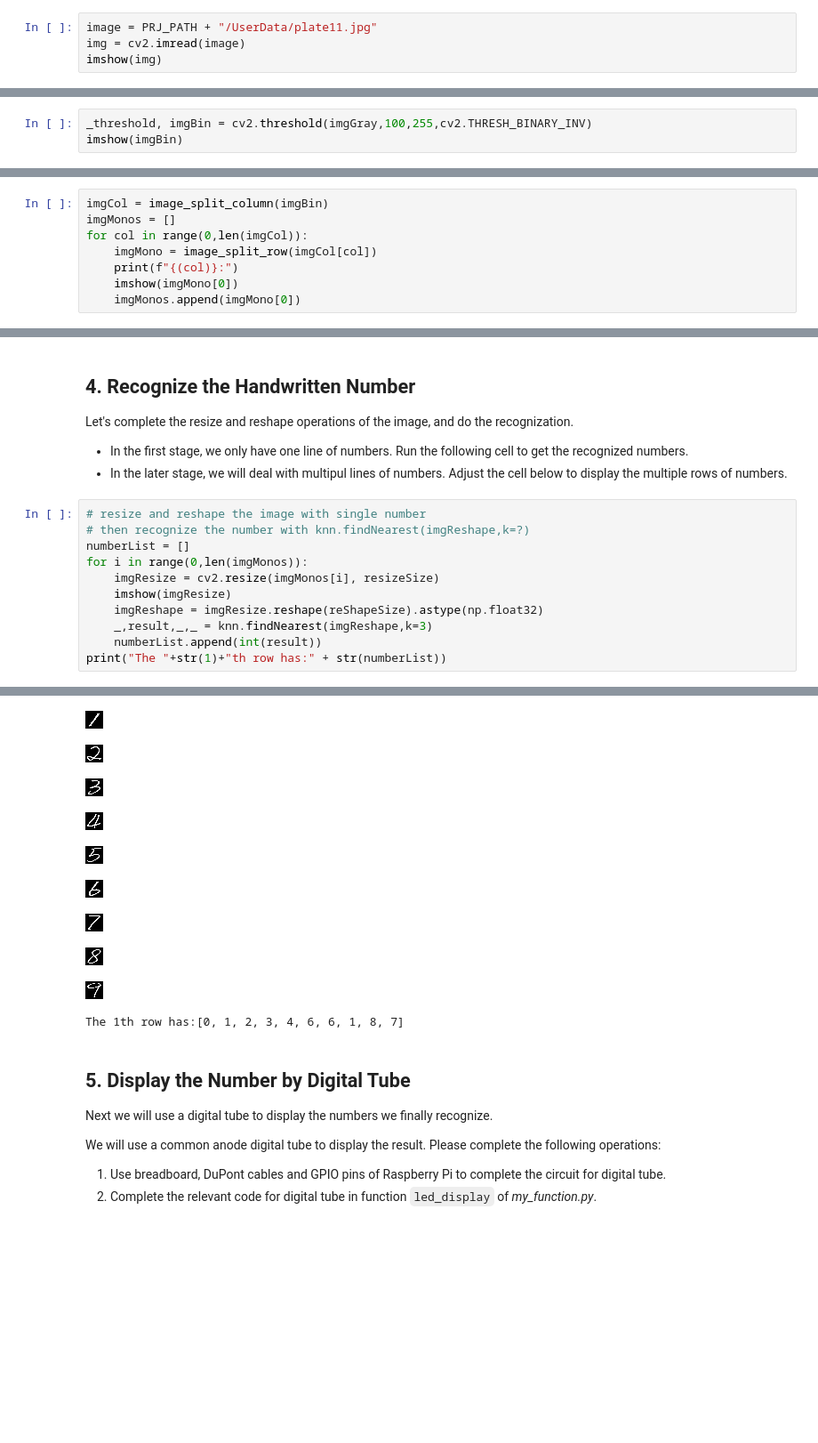
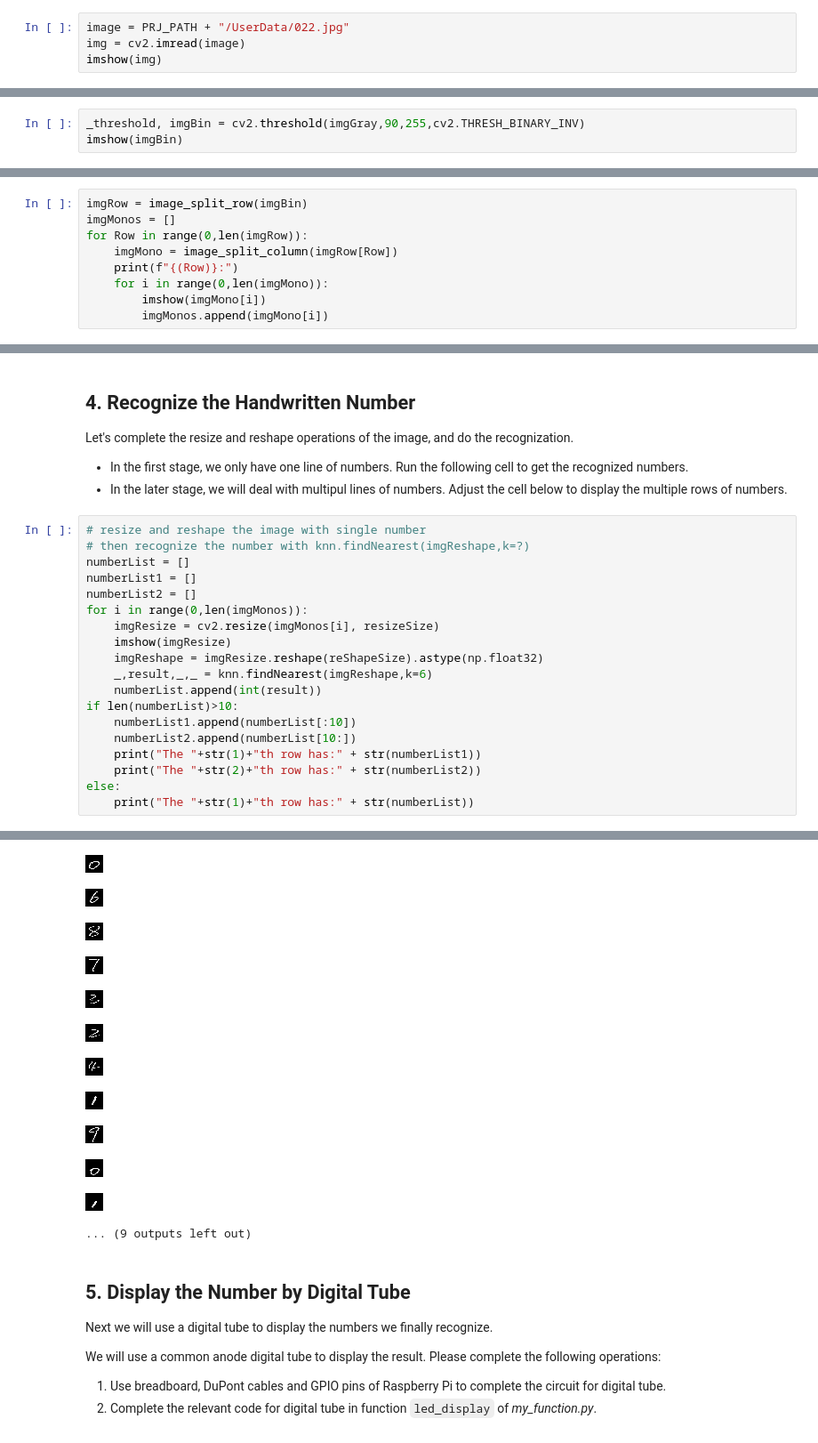
Before and after one commit to zivmax/SI_100B_Project, a Jupyter notebook: ProjectExercise/NumDect_ProcessRealImage.ipynb, the cells around one changed output, grey strips where cells are left out. Shown at 89% size. Drawn from its saved outputs; the diff is of its cells as text; blank space fills up the shorter version.

```diff
--- a/ProjectExercise/NumDect_ProcessRealImage.ipynb
+++ b/ProjectExercise/NumDect_ProcessRealImage.ipynb
@@ -64,7 +65,7 @@ Before we start digits recognition, we need to do some preprocessing on the imag
 <br>
 - In late stage, we will use the camera to take pictures. In this stage, you first need to build the camera control circuit on the breadboard. Then finish the function of taking pictures in `take_photo()` of *my_function*.
 # %%
-image = PRJ_PATH + "/UserData/plate11.jpg"
+image = PRJ_PATH + "/UserData/022.jpg"
 img = cv2.imread(image)
 imshow(img)
 # %% [output]
@@ -87,6 +88,6 @@ Do it with `dst=cv2.threshold(src, thresh, maxval, type)`.
 <br>
 **Note**: try to adjust parameter `thresh` to get a binary image without extra points or noise.
 # %%
-_threshold, imgBin = cv2.threshold(imgGray,100,255,cv2.THRESH_BINARY_INV)
+_threshold, imgBin = cv2.threshold(imgGray,90,255,cv2.THRESH_BINARY_INV)
 imshow(imgBin)
 # %% [output]
@@ -106,12 +107,13 @@ Head to [my_function.py](/edit/ProjectExercise/my_function.py) to complete funct
 - In the first stage, we will use the picture with only one line of numbers. Just run the following cell to view the split image.
 - In the later stage, we will use the picture with multiple lines of numbers. Adjust the code in the cell below, and then run it to see the splitted image.
 # %%
-imgCol = image_split_column(imgBin)
+imgRow = image_split_row(imgBin)
 imgMonos = []
-for col in range(0,len(imgCol)):
-    imgMono = image_split_row(imgCol[col])
-    print(f"{(col)}:")
-    imshow(imgMono[0])
-    imgMonos.append(imgMono[0])
+for Row in range(0,len(imgRow)):
+    imgMono = image_split_column(imgRow[Row])
+    print(f"{(Row)}:")
+    for i in range(0,len(imgMono)):
+        imshow(imgMono[i])
+        imgMonos.append(imgMono[i])
 # %% [output]
 0:
@@ -143,26 +145,36 @@ Let's complete the resize and reshape operations of the image, and do the recogn
 # %%
 # resize and reshape the image with single number
 # then recognize the number with knn.findNearest(imgReshape,k=?)
 numberList = []
+numberList1 = []
+numberList2 = []
 for i in range(0,len(imgMonos)):
     imgResize = cv2.resize(imgMonos[i], resizeSize)
     imshow(imgResize)
     imgReshape = imgResize.reshape(reShapeSize).astype(np.float32)
-    _,result,_,_ = knn.findNearest(imgReshape,k=3)
+    _,result,_,_ = knn.findNearest(imgReshape,k=6)
     numberList.append(int(result))
-print("The "+str(1)+"th row has:" + str(numberList))
+if len(numberList)>10:
+    numberList1.append(numberList[:10])
+    numberList2.append(numberList[10:])
+    print("The "+str(1)+"th row has:" + str(numberList1))
+    print("The "+str(2)+"th row has:" + str(numberList2))
+else:
+    print("The "+str(1)+"th row has:" + str(numberList))
 # %% [output]
 [figure]
 [figure]
 [figure]
 [figure]
-[figure, old version]
+[figure, new version]
 [figure]
 [figure]
-[figure, old version]
+[figure, new version]
-[figure, old version]
+[figure, new version]
 [figure]
+[figure, added]
+[figure, added]
-The 1th row has:[0, 1, 2, 3, 4, 6, 6, 1, 8, 7]
+... (9 outputs left out)
 # %% [markdown]
 ## 5. Display the Number by Digital Tube
 Next we will use a digital tube to display the numbers we finally recognize.
```
Also changed, not shown: parts of 6 cells of this notebook, 13 other files.
